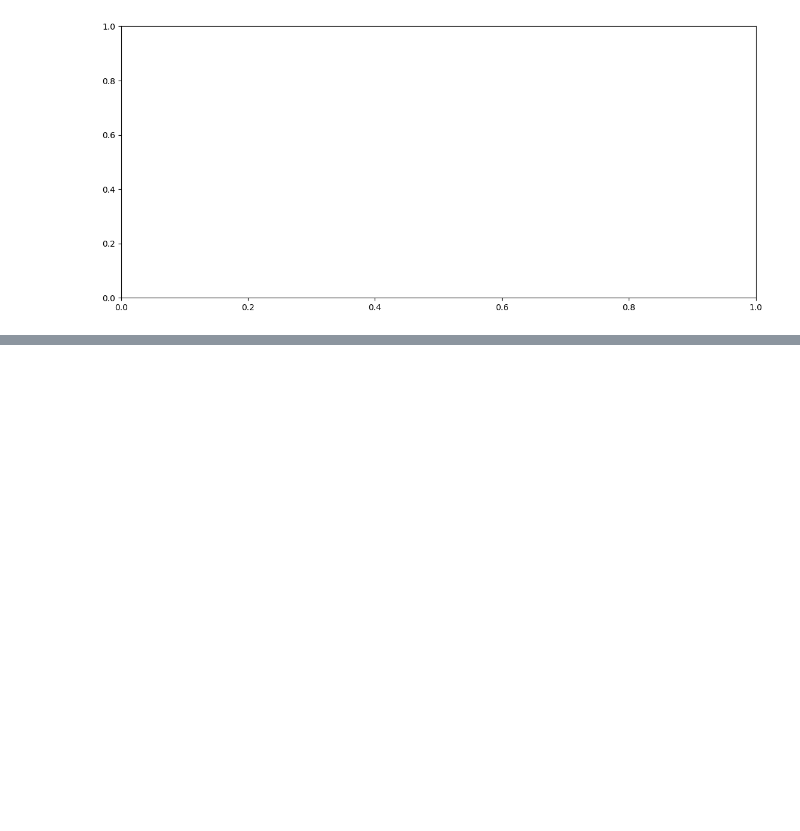
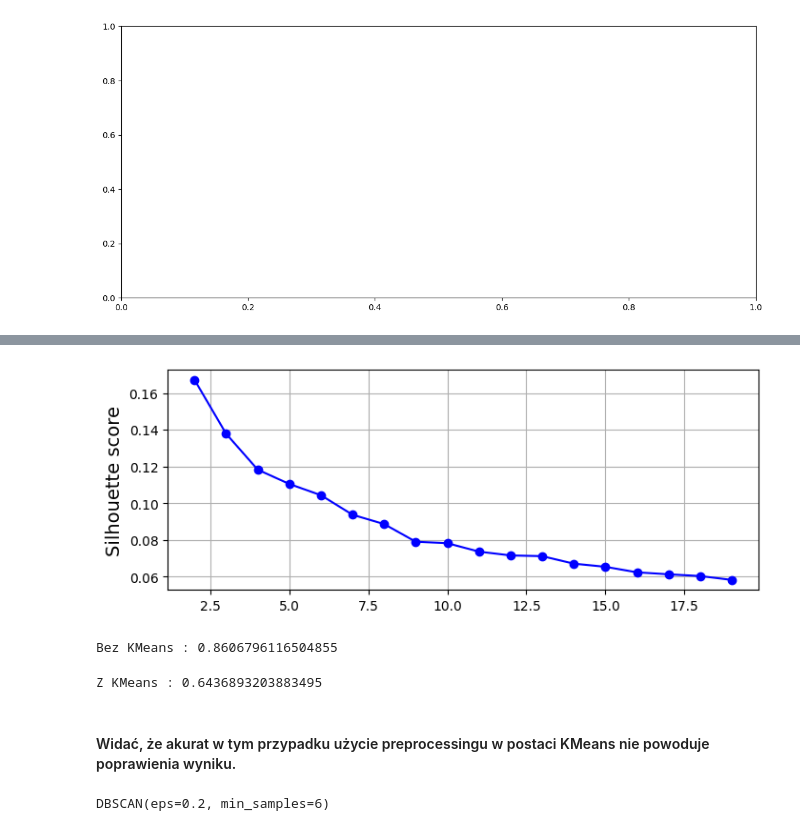
Before and after one commit to magdalenaszczesna93/modul_16, a Jupyter notebook: 16.4_Zadanie_porownanie_metod_klasteringu.ipynb, the cells around one changed output, grey strips where cells are left out. Drawn from its saved outputs; the diff is of its cells as text; code cells hidden in the pictures; blank space fills up the shorter version.

```diff
--- a/16.4_Zadanie_porownanie_metod_klasteringu.ipynb
+++ b/16.4_Zadanie_porownanie_metod_klasteringu.ipynb
@@ -965,0 +644,61 @@ InvalidIndexError: (slice(None, None, None), 0)
+# %%
+#2. Używamy tzw silhouette_score
+
+from sklearn.metrics import silhouette_score
+
+silhouette_scores = [silhouette_score(X, model.labels_)
+                     for model in kmeans_per_k]
+# %%
+plt.figure(figsize=(8, 3))
+plt.plot(range(2, 20), silhouette_scores, "bo-")
+plt.ylabel("Silhouette score", fontsize=14)
+plt.grid()
+plt.show()
+# %% [output]
+[figure, added]
+# %%
+# KMeans jako preprocessing danych
+
+from sklearn.linear_model import LogisticRegression
+from sklearn.datasets import load_digits
+from sklearn.model_selection import train_test_split
+from sklearn.pipeline import Pipeline
+
+# Użyj prostego klasyfikatora LogisticRegression, aby przewidzieć jaką cyfrę przedstawia
+# obrazek i wypisz uzyskany wynik (użyj multi_class="ovr")
+log_reg = LogisticRegression(multi_class="ovr", max_iter=5000, random_state=2)
+log_reg.fit(X_train, y_train)
+print("Bez KMeans :", log_reg.score(X_test, y_test))
+
+# Utwórz pipeline składający się z:
+# - KMeansClustering z ilością klastrów znacznie większą od ilości klas w zbiorze
+# (w praktyce o wiele lepiej działa stworzenie większej ilości klastrów niż chcemy
+# przewidzieć klas)
+# - oraz LogisticRegression
+pipeline = Pipeline([
+    ("kmeans", KMeans(n_clusters=40, random_state=2)),
+    ("log_reg", LogisticRegression(multi_class="ovr", max_iter=5000, random_state=2)),
+])
+
+# Naucz taki pipeline i wypisz wynik
+pipeline.fit(X_train, y_train)
+print("Z KMeans :", pipeline.score(X_test, y_test))
+# %% [output]
+Bez KMeans : 0.8606796116504855
+Z KMeans : 0.6436893203883495
+# %% [markdown]
+#### Widać, że akurat w tym przypadku użycie preprocessingu w postaci KMeans nie powoduje poprawienia wyniku.
+# %%
+#DBSCAN
+
+from sklearn.cluster import DBSCAN
+
+# tworzymy pierwszy klasyfikator DBSCAN z eps = 0.05
+dbscan = DBSCAN(eps=0.05, min_samples=6)
+dbscan.fit(X)
+
+# drugi DBSCAN z eps = 0.2 (większy epsilon, większa przestrzeń wokół)
+dbscan_2 = DBSCAN(eps=0.2, min_samples=6)
+dbscan_2.fit(X)
+# %% [output]
+DBSCAN(eps=0.2, min_samples=6)
```
Also changed, not shown: parts of 86 cells of this notebook.
